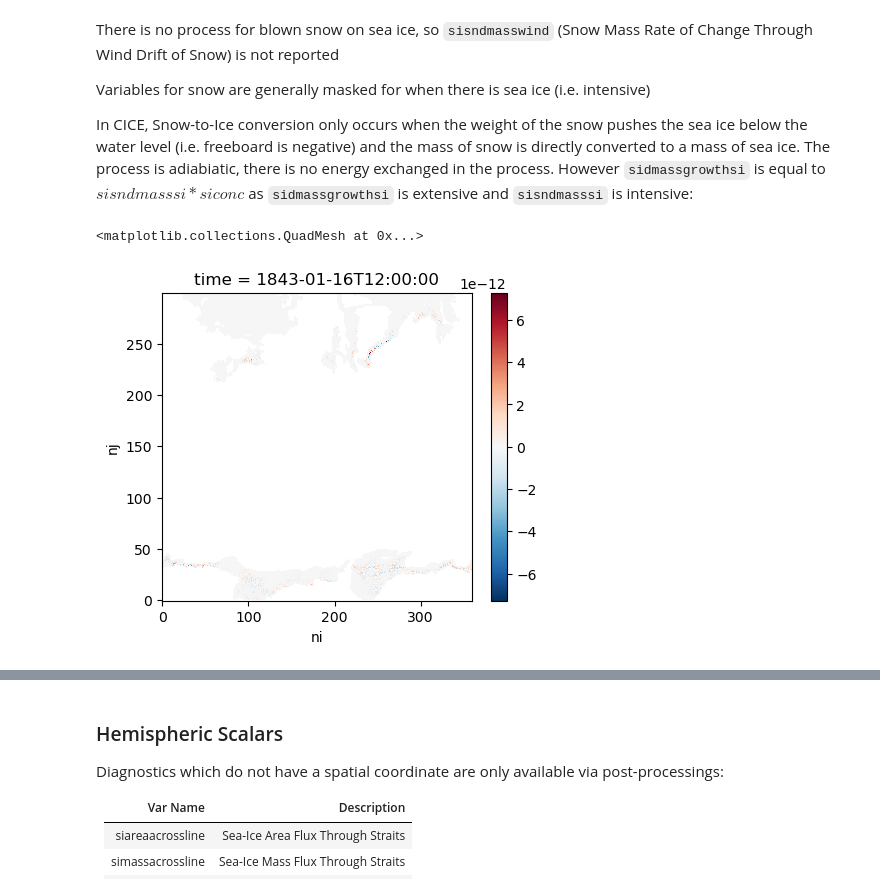
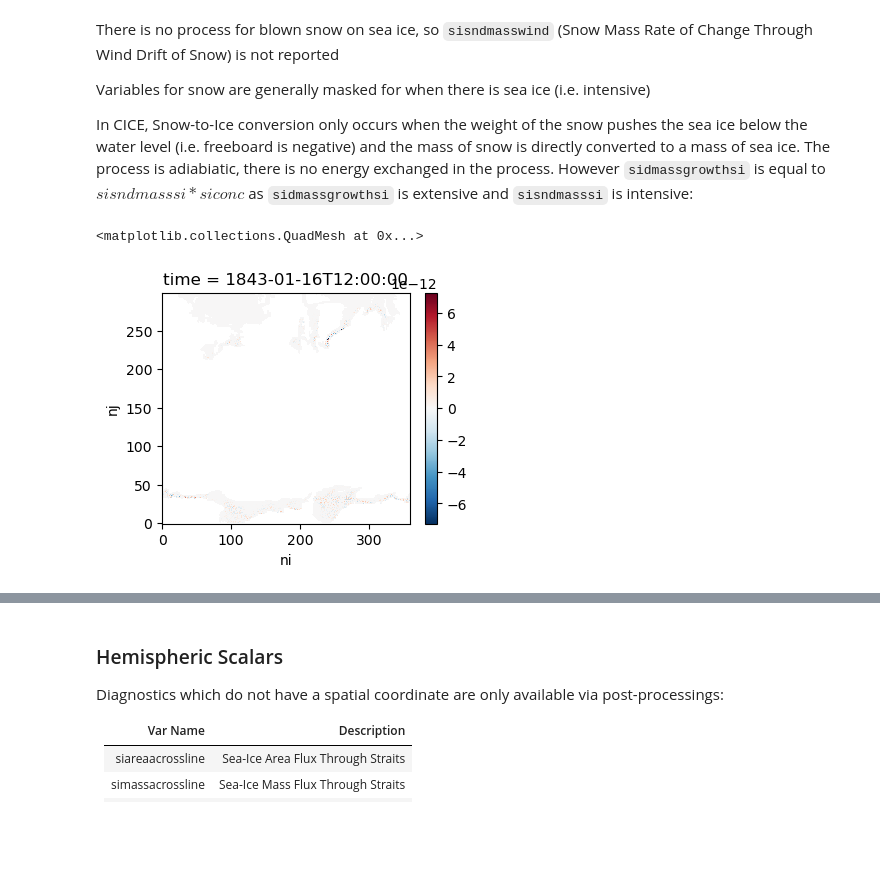
Before and after one commit to ACCESS-NRI/access-esm1.6-configs, a Jupyter notebook: documentation/docs/pages/diagnostics/sea_ice.ipynb, the cells around one changed output, grey strips where cells are left out. Cells and saved outputs as stored; diff of their text form; code cells hidden in the pictures; blank space fills up the shorter version.

```diff
--- a/documentation/docs/pages/diagnostics/sea_ice.ipynb
+++ b/documentation/docs/pages/diagnostics/sea_ice.ipynb
@@ -392,8 +416,8 @@ In CICE, Snow-to-Ice conversion only occurs when the weight of the snow pushes t
 (i.e. freeboard is negative) and the mass of snow is directly converted to a mass of sea ice. The process is adiabiatic,
 there is no energy exchanged in the process. However `sidmassgrowthsi` is equal to $sisndmasssi*siconc$ as `sidmassgrowthsi` is extensive and `sisndmasssi` is intensive:
 # %%
-plt.figure(figsize=(5,4))
+plt.figure(figsize=(4,3))
 (monthly_ds.sidmassgrowthsi-monthly_ds.sisndmasssi*monthly_ds.siconc).isel(time=0).plot()
 # %% [output]
 <matplotlib.collections.QuadMesh at 0x...>
-[figure, old version]
+[figure, new version]
```
Also changed, not shown: parts of 29 cells of this notebook.
